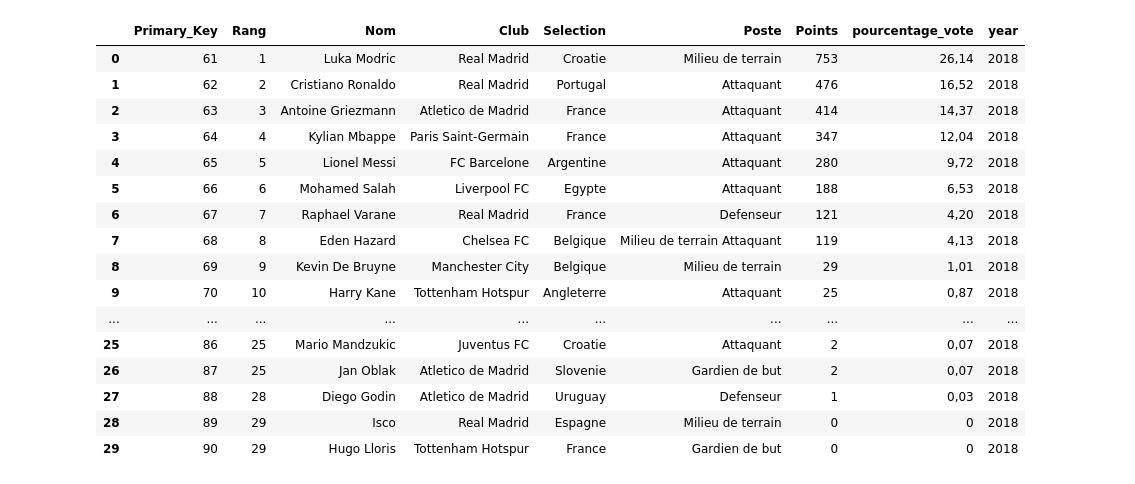
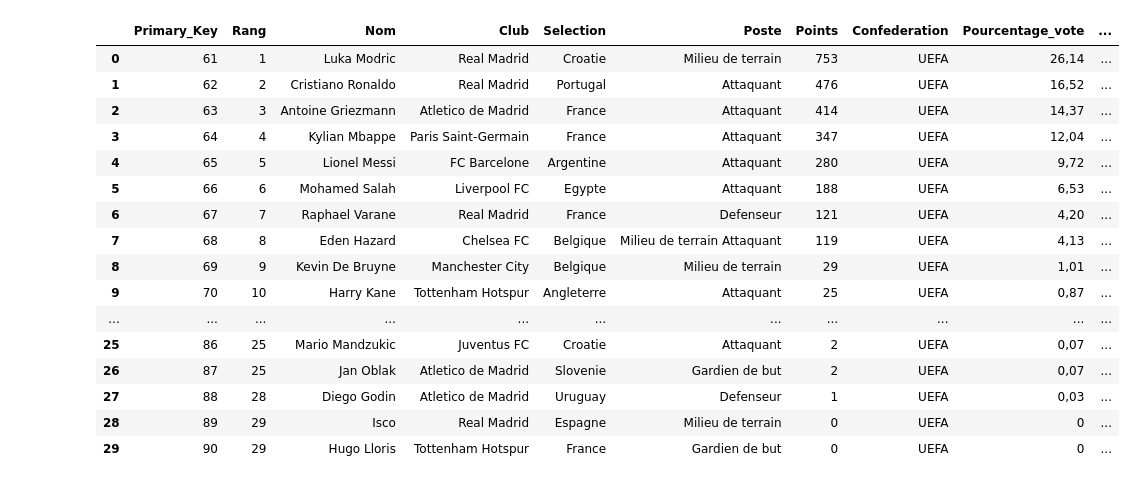
Before and after one commit to Lamessolo/BallonD_or_Analyse, a Jupyter notebook: BallondOrScraping.ipynb, the cells around one changed output. Saved outputs shown, nothing was run; the diff lists cells and outputs as text; code cells hidden in the pictures.

```diff
--- a/BallondOrScraping.ipynb
+++ b/BallondOrScraping.ipynb
@@ -106,13 +111,13 @@ tab_players_2016
 #def parse_players_2017():
 scraper = pd.read_html("https://fr.wikipedia.org/wiki/Ballon_d%27or_2017")
 tab_players_2017 = scraper[2]
-tab_players_2017 = tab_players_2017.rename(columns = {'%': 'pourcentage_vote'})
+tab_players_2017 = tab_players_2017.rename(columns = {'%': 'Pourcentage_vote'})
 tab_players_2017 = tab_players_2017.rename(columns = {'Sélection nationale': 'Selection'})
 tab_players_2017 = tab_players_2017.rename(columns = {'Joueur': 'Nom'})
 
 # remplace les symboles pourcentages dans la derniere colonne
-tab_players_2017['pourcentage_vote']= tab_players_2017['pourcentage_vote'].str.replace('%','')
-tab_players_2017['pourcentage_vote']= tab_players_2017['pourcentage_vote'].str.replace('\"','')
+tab_players_2017['Pourcentage_vote']= tab_players_2017['Pourcentage_vote'].str.replace('%','')
+tab_players_2017['Pourcentage_vote']= tab_players_2017['Pourcentage_vote'].str.replace('\"','')
 tab_players_2017['Club']= tab_players_2017['Club'].str.replace('Atlético','Atletico')
 tab_players_2017['Selection']= tab_players_2017['Selection'].str.replace('Brésil','Bresil')
 tab_players_2017['Selection']= tab_players_2017['Selection'].str.replace('Algérie','Algerie')
@@ -135,19 +140,23 @@ tab_players_2017['Nom']= tab_players_2017['Nom'].str.replace('Džeko','Dzeko')
 tab_players_2017.at[6, 'Club'] = 'AS Monaco'
 tab_players_2017.at[2, 'Club'] = 'FC Barcelone'
 tab_players_2017.at[21, 'Club'] = 'Juventus FC'
-tab_players_2017['year']='2017'
+
+#Add columns for conferation, type, Poste,Primary Key
+tab_players_2017.insert(loc=6, column='Confederation', value='UEFA')#( add UEFA by default)
+tab_players_2017['Type']='1' #(add 1 for UEFA by default)
+tab_players_2017['Year']='2017'
 tab_players_2017.insert(loc=0, column='Primary_Key', value=range(31, len(tab_players_2017) + 31))
 tab_players_2017.insert(loc=4, column='Poste', value='Attaquant')
     ## Supprimer une colonne en utilisant del
     #del df['Col1']
-    #tab_players_2016.loc[tab_players_2016.index[12], 'Club'].str.replace('Paris Saint-Germain Manchester United','Manchester United')
-    # ecrire un dataframe dans un fichier
-tab_players_2017.to_csv('tab_players_2017.csv', sep = ',',header=True, index=False)
+
+    # write dataframe in a csv file
+tab_players_2017.to_csv(r'C:\Users\messj\Ballon_d_Or\players_2016_22\tab_players_2017.csv', sep = ',',header=True, index=False)
 tab_players_2017
 
     #return tab_players_2017
 
-players = pd.concat([tab_players_2016,tab_players_2017])
+players = pd.concat([players,tab_players_2017])
 players.to_csv('all_players.csv', sep=',', header=True, index=False)
 tab_players_2017
 
@@ -176,13 +185,13 @@ tab_players_2017
 
 scraper = pd.read_html("https://fr.wikipedia.org/wiki/Ballon_d%27or_2018")
 tab_players_2018 = scraper[2]
-tab_players_2018 = tab_players_2018.rename(columns = {'%': 'pourcentage_vote'})
+tab_players_2018 = tab_players_2018.rename(columns = {'%': 'Pourcentage_vote'})
 tab_players_2018 = tab_players_2018.rename(columns = {'Sélection nationale': 'Selection'})
 tab_players_2018 = tab_players_2018.rename(columns = {'Joueur': 'Nom'})
 
 # remplace les symboles pourcentages dans la derniere colonne
-tab_players_2018['pourcentage_vote']= tab_players_2018['pourcentage_vote'].str.replace('%','')
-tab_players_2018['pourcentage_vote']= tab_players_2018['pourcentage_vote'].str.replace('\"','')
+tab_players_2018['Pourcentage_vote']= tab_players_2018['Pourcentage_vote'].str.replace('%','')
+tab_players_2018['Pourcentage_vote']= tab_players_2018['Pourcentage_vote'].str.replace('\"','')
 tab_players_2018['Club']= tab_players_2018['Club'].str.replace('Atlético','Atletico')
 tab_players_2018['Selection']= tab_players_2018['Selection'].str.replace('Brésil','Bresil')
 tab_players_2018['Selection']= tab_players_2018['Selection'].str.replace('Algérie','Algerie')
@@ -197,53 +206,56 @@ tab_players_2018['Nom']= tab_players_2018['Nom'].str.replace('Patrício','Patric
 tab_players_2018['Nom']= tab_players_2018['Nom'].str.replace('Modrić','Modric')
 tab_players_2018['Nom']= tab_players_2018['Nom'].str.replace('Agüero','Aguero')
 tab_players_2018['Nom']= tab_players_2018['Nom'].str.replace('Müller','Muller')
 tab_players_2018['Nom']= tab_players_2018['Nom'].str.replace('Ibrahimović','Ibrahimovic')
 tab_players_2018['Nom']= tab_players_2018['Nom'].str.replace('Higuaín','Higuain')
 tab_players_2018['Nom']= tab_players_2018['Nom'].str.replace('Mbappé','Mbappe')
 tab_players_2018['Nom']= tab_players_2018['Nom'].str.replace('Mané','Mane')
 tab_players_2018['Nom']= tab_players_2018['Nom'].str.replace('Kanté','Kante')
 tab_players_2018['Nom']= tab_players_2018['Nom'].str.replace('Rakitić','Rakitic')
 tab_players_2018['Nom']= tab_players_2018['Nom'].str.replace('Mandžukić','Mandzukic')
 tab_players_2018['Nom']= tab_players_2018['Nom'].str.replace('Džeko','Dzeko')
 tab_players_2018['Nom']= tab_players_2018['Nom'].str.replace('Raphaël','Raphael')
 tab_players_2018['Nom']= tab_players_2018['Nom'].str.replace('Godín','Godin')
     # Modifier une cellule spécifique
 tab_players_2018.at[1, 'Club'] = 'Real Madrid'
 tab_players_2018.at[13, 'Club'] = 'Chelsea FC'
 tab_players_2018.at[24, 'Club'] = 'AS Rome'
-tab_players_2018['year']='2018'
+# Add columns for conferation , type, poste
+tab_players_2018.insert(loc=6, column='Confederation', value='UEFA')#( add UEFA by default)
+tab_players_2018['Type']='1' #(add 1 for UEFA by default)
+tab_players_2018['Year']='2018'
 tab_players_2018.insert(loc=0, column='Primary_Key', value=range(61,len(tab_players_2018) + 61))
 
     ## Supprimer une colonne en utilisant del
     #del df['Col1']
-    #tab_players_2016.loc[tab_players_2016.index[12], 'Club'].str.replace('Paris Saint-Germain Manchester United','Manchester United')
+
     # ecrire un dataframe dans un fichier
-tab_players_2018.to_csv('tab_players_2018.csv', sep = ',',header=True, index=False)
+tab_players_2018.to_csv(r'C:\Users\messj\Ballon_d_Or\players_2016_22\tab_players_2018.csv', sep = ',',header=True, index=False)
 
     #return tab_players_2018
 players = pd.concat([players,tab_players_2018])
 players.to_csv('all_players.csv', sep=',', header=True, index=False)
 tab_players_2018
 
 #parse_players_2018()
 # %% [output]
-|  | Primary_Key | Rang | Nom | Club | Selection | Poste | Points | pourcentage_vote | year |
-| 0 | 61 | 1 | Luka Modric | Real Madrid | Croatie | Milieu de terrain | 753 | 26,14 | 2018 |
-| 1 | 62 | 2 | Cristiano Ronaldo | Real Madrid | Portugal | Attaquant | 476 | 16,52 | 2018 |
-| 2 | 63 | 3 | Antoine Griezmann | Atletico de Madrid | France | Attaquant | 414 | 14,37 | 2018 |
-| 3 | 64 | 4 | Kylian Mbappe | Paris Saint-Germain | France | Attaquant | 347 | 12,04 | 2018 |
-| 4 | 65 | 5 | Lionel Messi | FC Barcelone | Argentine | Attaquant | 280 | 9,72 | 2018 |
-| 5 | 66 | 6 | Mohamed Salah | Liverpool FC | Egypte | Attaquant | 188 | 6,53 | 2018 |
-| 6 | 67 | 7 | Raphael Varane | Real Madrid | France | Defenseur | 121 | 4,20 | 2018 |
-| 7 | 68 | 8 | Eden Hazard | Chelsea FC | Belgique | Milieu de terrain Attaquant | 119 | 4,13 | 2018 |
-| 8 | 69 | 9 | Kevin De Bruyne | Manchester City | Belgique | Milieu de terrain | 29 | 1,01 | 2018 |
-| 9 | 70 | 10 | Harry Kane | Tottenham Hotspur | Angleterre | Attaquant | 25 | 0,87 | 2018 |
-| ... | ... | ... | ... | ... | ... | ... | ... | ... | ... |
-| 25 | 86 | 25 | Mario Mandzukic | Juventus FC | Croatie | Attaquant | 2 | 0,07 | 2018 |
-| 26 | 87 | 25 | Jan Oblak | Atletico de Madrid | Slovenie | Gardien de but | 2 | 0,07 | 2018 |
-| 27 | 88 | 28 | Diego Godin | Atletico de Madrid | Uruguay | Defenseur | 1 | 0,03 | 2018 |
-| 28 | 89 | 29 | Isco | Real Madrid | Espagne | Milieu de terrain | 0 | 0 | 2018 |
-| 29 | 90 | 29 | Hugo Lloris | Tottenham Hotspur | France | Gardien de but | 0 | 0 | 2018 |
+|  | Primary_Key | Rang | Nom | Club | Selection | Poste | Points | Confederation | Pourcentage_vote | ... |
+| 0 | 61 | 1 | Luka Modric | Real Madrid | Croatie | Milieu de terrain | 753 | UEFA | 26,14 | ... |
+| 1 | 62 | 2 | Cristiano Ronaldo | Real Madrid | Portugal | Attaquant | 476 | UEFA | 16,52 | ... |
+| 2 | 63 | 3 | Antoine Griezmann | Atletico de Madrid | France | Attaquant | 414 | UEFA | 14,37 | ... |
+| 3 | 64 | 4 | Kylian Mbappe | Paris Saint-Germain | France | Attaquant | 347 | UEFA | 12,04 | ... |
+| 4 | 65 | 5 | Lionel Messi | FC Barcelone | Argentine | Attaquant | 280 | UEFA | 9,72 | ... |
+| 5 | 66 | 6 | Mohamed Salah | Liverpool FC | Egypte | Attaquant | 188 | UEFA | 6,53 | ... |
+| 6 | 67 | 7 | Raphael Varane | Real Madrid | France | Defenseur | 121 | UEFA | 4,20 | ... |
+| 7 | 68 | 8 | Eden Hazard | Chelsea FC | Belgique | Milieu de terrain Attaquant | 119 | UEFA | 4,13 | ... |
+| 8 | 69 | 9 | Kevin De Bruyne | Manchester City | Belgique | Milieu de terrain | 29 | UEFA | 1,01 | ... |
+| 9 | 70 | 10 | Harry Kane | Tottenham Hotspur | Angleterre | Attaquant | 25 | UEFA | 0,87 | ... |
+| ... | ... | ... | ... | ... | ... | ... | ... | ... | ... | ... |
+| 25 | 86 | 25 | Mario Mandzukic | Juventus FC | Croatie | Attaquant | 2 | UEFA | 0,07 | ... |
+| 26 | 87 | 25 | Jan Oblak | Atletico de Madrid | Slovenie | Gardien de but | 2 | UEFA | 0,07 | ... |
+| 27 | 88 | 28 | Diego Godin | Atletico de Madrid | Uruguay | Defenseur | 1 | UEFA | 0,03 | ... |
+| 28 | 89 | 29 | Isco | Real Madrid | Espagne | Milieu de terrain | 0 | UEFA | 0 | ... |
+| 29 | 90 | 29 | Hugo Lloris | Tottenham Hotspur | France | Gardien de but | 0 | UEFA | 0 | ... |
 # %%
 #def parse_players_2019():
 
```
Also changed, not shown: parts of 10 cells of this notebook, 14 other files.
